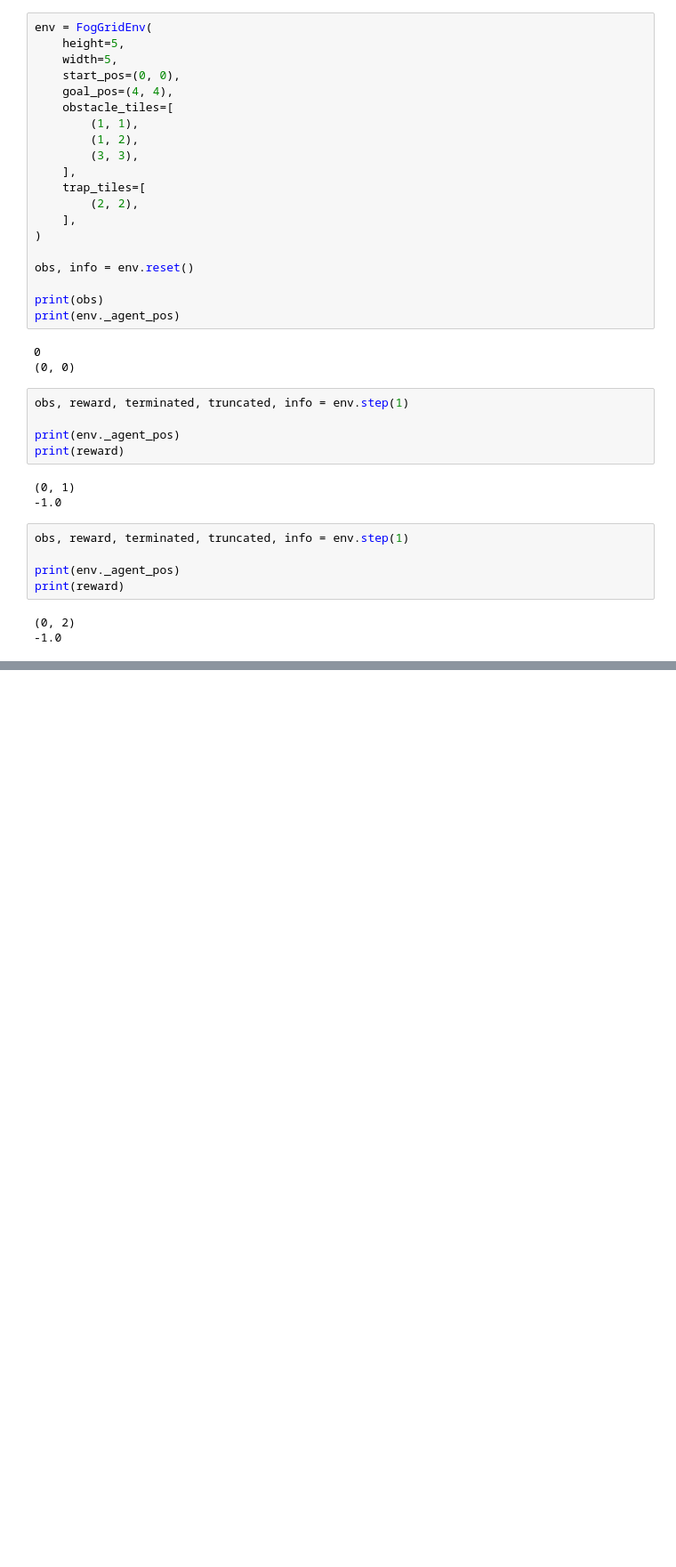
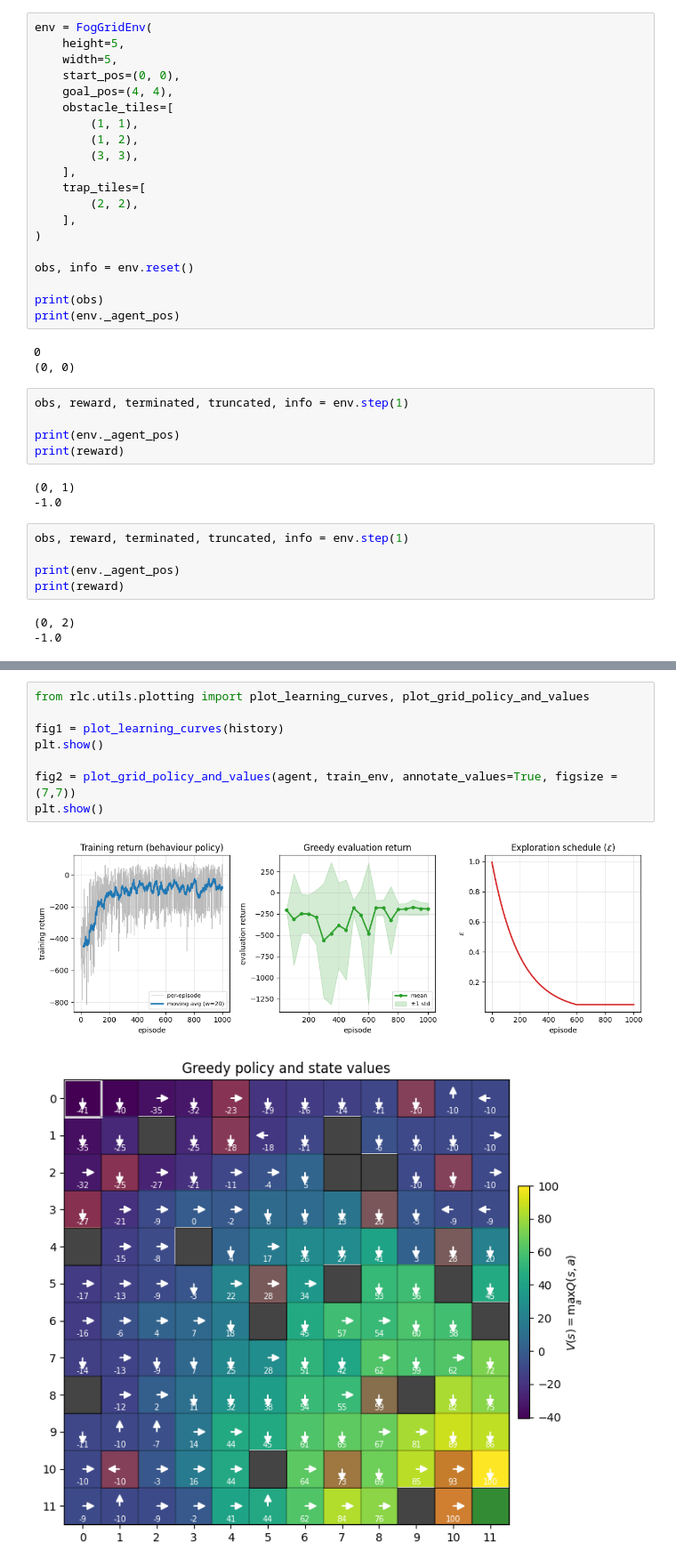
Before and after one commit to ffaundezcab/fog_exploring_RL, a Jupyter notebook: notebooks/test.ipynb, the cells around one changed output, grey strips where cells are left out. Shown at 89% size. Drawn from its saved outputs; the diff is of its cells as text; blank space fills up the shorter version.

```diff
--- a/notebooks/test.ipynb
+++ b/notebooks/test.ipynb
@@ -99,0 +250,11 @@ X O O X X . . . . . . . X X . . . O . . . . O . .
+# %%
+from rlc.utils.plotting import plot_learning_curves, plot_grid_policy_and_values
+
+fig1 = plot_learning_curves(history)
+plt.show()
+
+fig2 = plot_grid_policy_and_values(agent, train_env, annotate_values=True, figsize = (7,7))
+plt.show()
+# %% [output]
+[figure, added]
+[figure, added]
```
Also changed, not shown: parts of 7 cells of this notebook, 1 other file.
